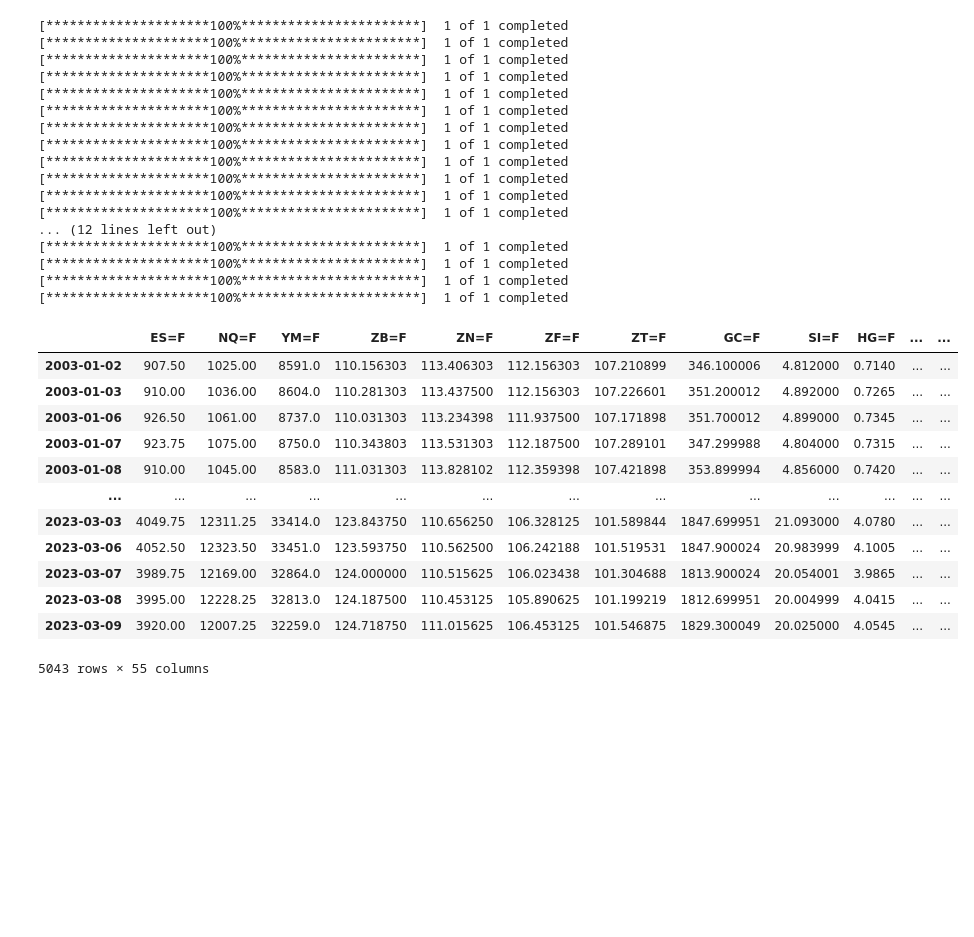
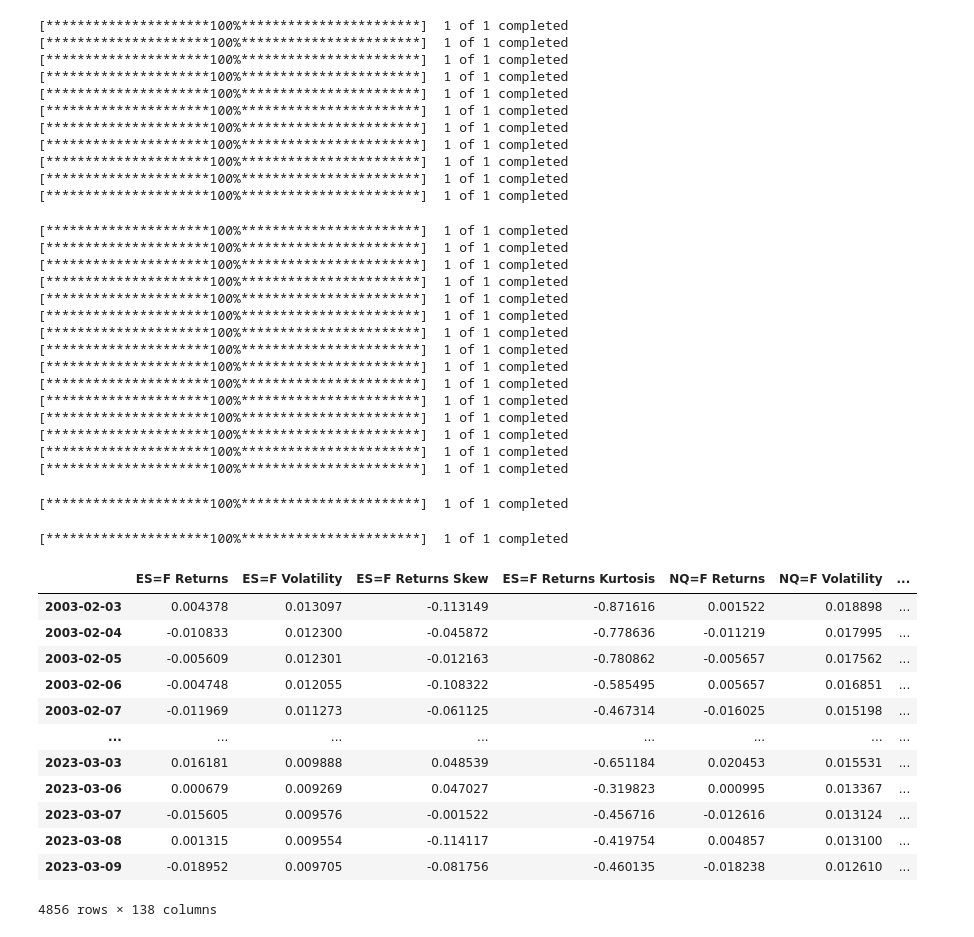
Before and after one commit to waverider0/trading-data-thing, a Jupyter notebook: macro_dtw.ipynb, the cells around one changed output. Drawn from its saved outputs; the diff is of its cells as text; code cells hidden in the pictures; blank space fills up the shorter version.

```diff
--- a/macro_dtw.ipynb
+++ b/macro_dtw.ipynb
@@ -1,11 +1,4 @@
 # %%
-import requests
-import pandas as pd
-import numpy as np
-
-import yfinance as yf
-from fredapi import Fred
-
 fred_apikey = '4d68b01a5415707192c45e61f180299d'
 fred_api_endpoint = 'https://api.stlouisfed.org/fred/series/observations'
 
@@ -36,7 +29,6 @@ fred_series_codes = [
     'TOTALSA', # Total Vehicle Sales
     'RETAILMPCSMSA', # Total retail sales
     'RSXFS', # Retail Sales: Food Services and Drinking Places
-    'WILL5000PR', # Wilshire 5000 Price Index
 ]
 
 yfinance_tickers = [
@@ -70,7 +62,11 @@ yfinance_tickers = [
     '^VIX', # CBOE Volatility Index
 ]
 # %%
+import requests
 import datetime as dt
+import numpy as np
+import pandas as pd
+import yfinance as yf
 
 start = '2003-01-01'
 end = dt.datetime.now()
@@ -78,55 +74,77 @@ end = dt.datetime.now()
 yfinance_data = pd.DataFrame()
 fred_data = pd.DataFrame()
 for ticker in yfinance_tickers:
-    yfinance_data[ticker] = yf.download(ticker, start=start, end=end)['Close']
-futures_data = yfinance_data.interpolate(method='linear', limit_direction ='forward')
+    price = yf.download(ticker, start=start, end=end)['Close']
+    price = price.interpolate(method='linear', limit_direction ='forward')
+    log_rets = np.log(price) - np.log(price.shift(1))
+    if ticker == '^VIX':
+        yfinance_data[ticker] = price
+        yfinance_data[f'{ticker} Volatility'] = price.rolling(21).std()
+        yfinance_data[f'{ticker} Skew'] = price.rolling(21).skew()
+        yfinance_data[f'{ticker} Kurtosis'] = price.rolling(21).kurt()
+    else:
+        yfinance_data[f'{ticker} Returns'] = log_rets
+        yfinance_data[f'{ticker} Volatility'] = log_rets.rolling(21).std()
+        yfinance_data[f'{ticker} Returns Skew'] = log_rets.rolling(21).skew()
+        yfinance_data[f'{ticker} Returns Kurtosis'] = log_rets.rolling(21).kurt()
 for series_id in fred_series_codes:
     params = {
         'series_id': series_id,
         'api_key': fred_apikey,
         'file_type': 'json',
         'limit': 100000
     }
     response = requests.get(fred_api_endpoint, params=params)
     data = pd.DataFrame(response.json()['observations']).drop(columns=['realtime_start', 'realtime_end']).set_index('date')
     data = data.set_index(pd.to_datetime(data.index))
     data = data.rename(columns={'value': series_id})
     fred_data = pd.concat([fred_data, data], axis=1)
 fred_data = fred_data.ffill()
 
-df = pd.concat([futures_data, fred_data], axis=1)
+df = pd.concat([yfinance_data, fred_data], axis=1)
 df = df.loc[start:end]
 df = df.apply(pd.to_numeric, errors='coerce')
 df = df.dropna()
 df
 # %% [output]
 [*********************100%***********************]  1 of 1 completed
 [*********************100%***********************]  1 of 1 completed
 [*********************100%***********************]  1 of 1 completed
 [*********************100%***********************]  1 of 1 completed
 [*********************100%***********************]  1 of 1 completed
 [*********************100%***********************]  1 of 1 completed
 [*********************100%***********************]  1 of 1 completed
 [*********************100%***********************]  1 of 1 completed
 [*********************100%***********************]  1 of 1 completed
 [*********************100%***********************]  1 of 1 completed
 [*********************100%***********************]  1 of 1 completed
-[*********************100%***********************]  1 of 1 completed
-... (12 lines left out)
-[*********************100%***********************]  1 of 1 completed
-[*********************100%***********************]  1 of 1 completed
-[*********************100%***********************]  1 of 1 completed
-[*********************100%***********************]  1 of 1 completed
+[*********************100%***********************]  1 of 1 completed
+[*********************100%***********************]  1 of 1 completed
+[*********************100%***********************]  1 of 1 completed
+[*********************100%***********************]  1 of 1 completed
+[*********************100%***********************]  1 of 1 completed
+[*********************100%***********************]  1 of 1 completed
+[*********************100%***********************]  1 of 1 completed
+[*********************100%***********************]  1 of 1 completed
+[*********************100%***********************]  1 of 1 completed
+[*********************100%***********************]  1 of 1 completed
+[*********************100%***********************]  1 of 1 completed
+[*********************100%***********************]  1 of 1 completed
+[*********************100%***********************]  1 of 1 completed
+[*********************100%***********************]  1 of 1 completed
+[*********************100%***********************]  1 of 1 completed
+[*********************100%***********************]  1 of 1 completed
+[*********************100%***********************]  1 of 1 completed
-|  | ES=F | NQ=F | YM=F | ZB=F | ZN=F | ZF=F | ZT=F | GC=F | SI=F | HG=F | ... | ... |
-| 2003-01-02 | 907.50 | 1025.00 | 8591.0 | 110.156303 | 113.406303 | 112.156303 | 107.210899 | 346.100006 | 4.812000 | 0.7140 | ... | ... |
-| 2003-01-03 | 910.00 | 1036.00 | 8604.0 | 110.281303 | 113.437500 | 112.156303 | 107.226601 | 351.200012 | 4.892000 | 0.7265 | ... | ... |
-| 2003-01-06 | 926.50 | 1061.00 | 8737.0 | 110.031303 | 113.234398 | 111.937500 | 107.171898 | 351.700012 | 4.899000 | 0.7345 | ... | ... |
-| 2003-01-07 | 923.75 | 1075.00 | 8750.0 | 110.343803 | 113.531303 | 112.187500 | 107.289101 | 347.299988 | 4.804000 | 0.7315 | ... | ... |
-| 2003-01-08 | 910.00 | 1045.00 | 8583.0 | 111.031303 | 113.828102 | 112.359398 | 107.421898 | 353.899994 | 4.856000 | 0.7420 | ... | ... |
-| ... | ... | ... | ... | ... | ... | ... | ... | ... | ... | ... | ... | ... |
-| 2023-03-03 | 4049.75 | 12311.25 | 33414.0 | 123.843750 | 110.656250 | 106.328125 | 101.589844 | 1847.699951 | 21.093000 | 4.0780 | ... | ... |
-| 2023-03-06 | 4052.50 | 12323.50 | 33451.0 | 123.593750 | 110.562500 | 106.242188 | 101.519531 | 1847.900024 | 20.983999 | 4.1005 | ... | ... |
-| 2023-03-07 | 3989.75 | 12169.00 | 32864.0 | 124.000000 | 110.515625 | 106.023438 | 101.304688 | 1813.900024 | 20.054001 | 3.9865 | ... | ... |
-| 2023-03-08 | 3995.00 | 12228.25 | 32813.0 | 124.187500 | 110.453125 | 105.890625 | 101.199219 | 1812.699951 | 20.004999 | 4.0415 | ... | ... |
-| 2023-03-09 | 3920.00 | 12007.25 | 32259.0 | 124.718750 | 111.015625 | 106.453125 | 101.546875 | 1829.300049 | 20.025000 | 4.0545 | ... | ... |
+|  | ES=F Returns | ES=F Volatility | ES=F Returns Skew | ES=F Returns Kurtosis | NQ=F Returns | NQ=F Volatility | ... |
+| 2003-02-03 | 0.004378 | 0.013097 | -0.113149 | -0.871616 | 0.001522 | 0.018898 | ... |
+| 2003-02-04 | -0.010833 | 0.012300 | -0.045872 | -0.778636 | -0.011219 | 0.017995 | ... |
+| 2003-02-05 | -0.005609 | 0.012301 | -0.012163 | -0.780862 | -0.005657 | 0.017562 | ... |
+| 2003-02-06 | -0.004748 | 0.012055 | -0.108322 | -0.585495 | 0.005657 | 0.016851 | ... |
+| 2003-02-07 | -0.011969 | 0.011273 | -0.061125 | -0.467314 | -0.016025 | 0.015198 | ... |
+| ... | ... | ... | ... | ... | ... | ... | ... |
+| 2023-03-03 | 0.016181 | 0.009888 | 0.048539 | -0.651184 | 0.020453 | 0.015531 | ... |
+| 2023-03-06 | 0.000679 | 0.009269 | 0.047027 | -0.319823 | 0.000995 | 0.013367 | ... |
+| 2023-03-07 | -0.015605 | 0.009576 | -0.001522 | -0.456716 | -0.012616 | 0.013124 | ... |
+| 2023-03-08 | 0.001315 | 0.009554 | -0.114117 | -0.419754 | 0.004857 | 0.013100 | ... |
+| 2023-03-09 | -0.018952 | 0.009705 | -0.081756 | -0.460135 | -0.018238 | 0.012610 | ... |
-5043 rows × 55 columns
+4856 rows × 138 columns
```
Also changed, not shown: parts of 6 cells of this notebook, 2 other files.
